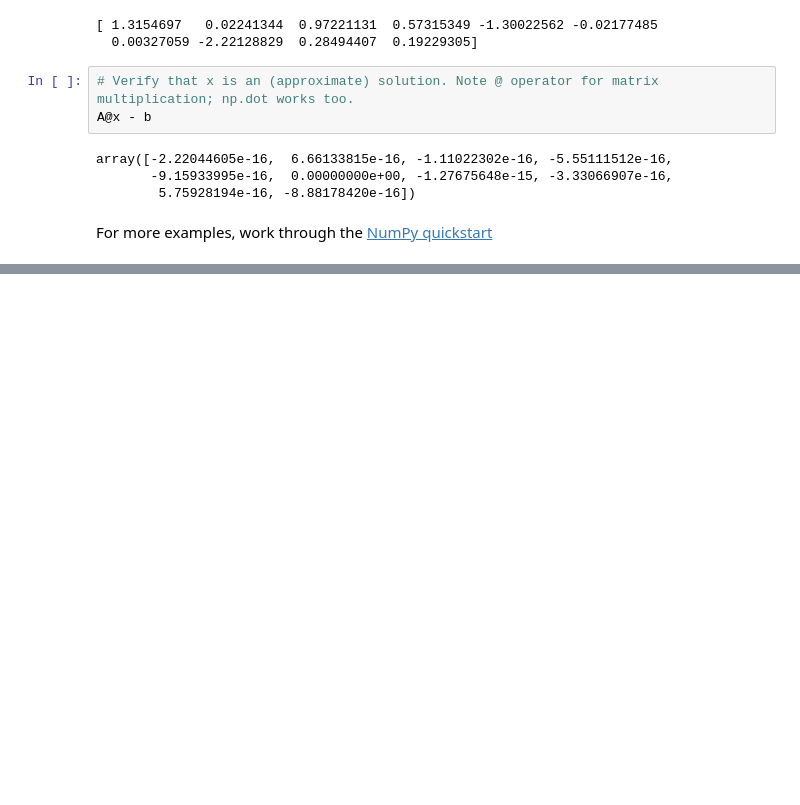
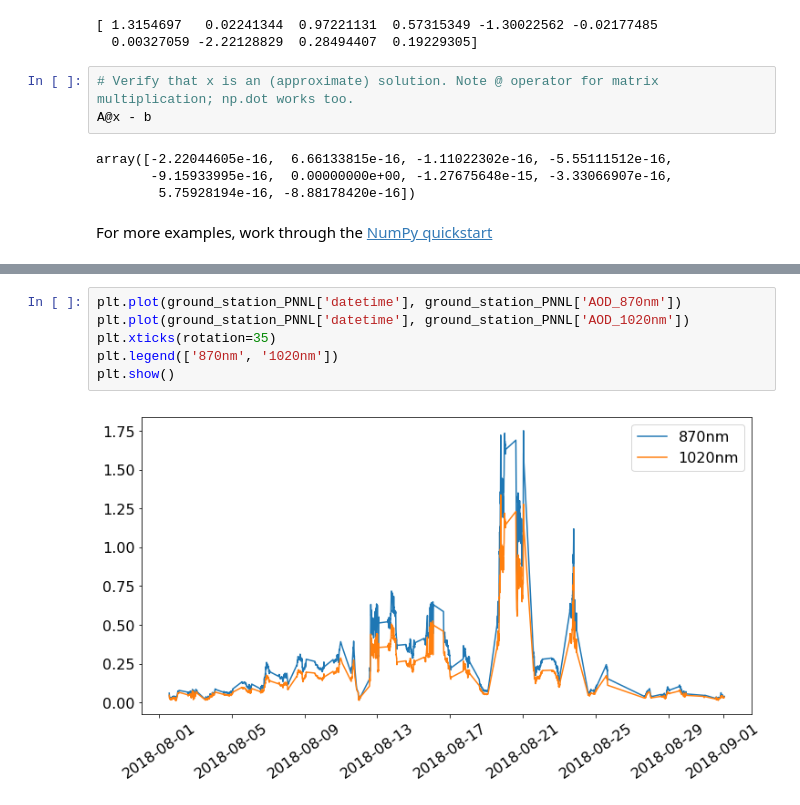
Before and after one commit to mhgcmcc/AGU-python-workshop-2019, a Jupyter notebook: part-1.ipynb, the cells around one changed output, grey strips where cells are left out. Cells and saved outputs as stored; diff of their text form; blank space fills up the shorter version.

```diff
--- a/part-1.ipynb
+++ b/part-1.ipynb
@@ -209,0 +402,8 @@ For more examples, work through the [NumPy quickstart](https://docs.scipy.org/do
+# %%
+plt.plot(ground_station_PNNL['datetime'], ground_station_PNNL['AOD_870nm'])
+plt.plot(ground_station_PNNL['datetime'], ground_station_PNNL['AOD_1020nm'])
+plt.xticks(rotation=35)
+plt.legend(['870nm', '1020nm'])
+plt.show()
+# %% [output]
+[figure, added]
```
Also changed, not shown: parts of 29 cells of this notebook, 1 other file.
